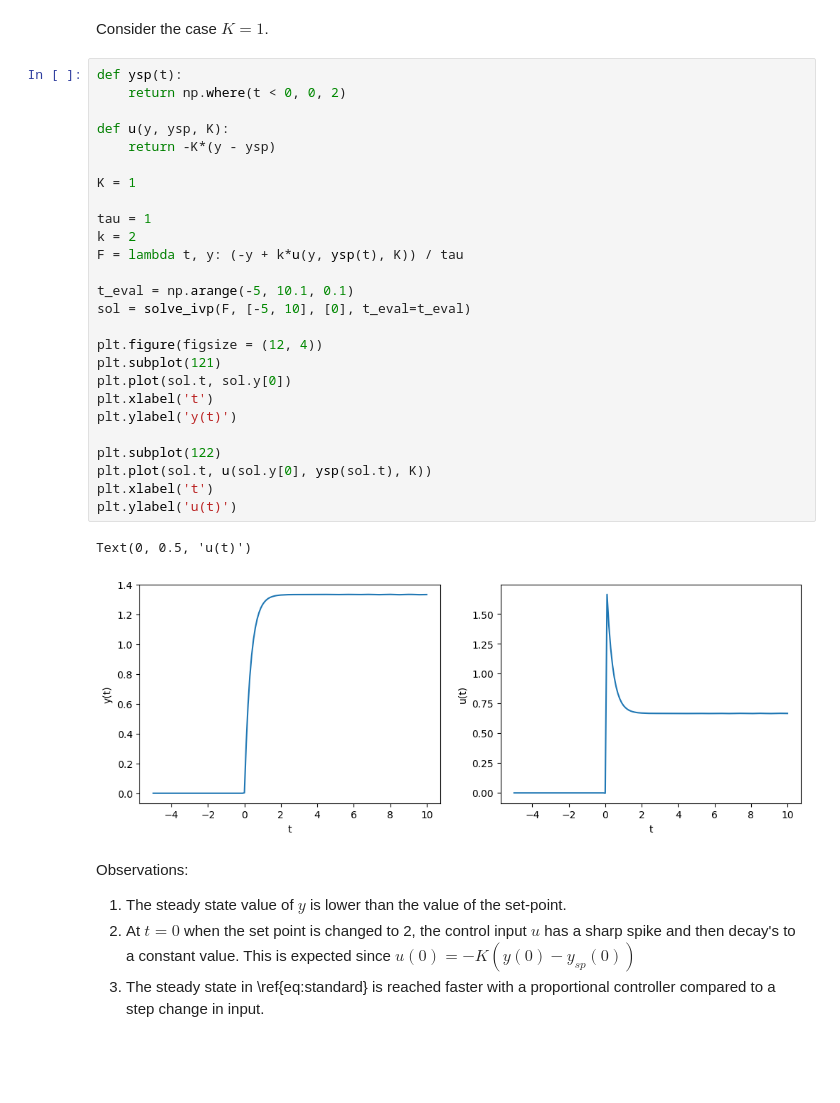
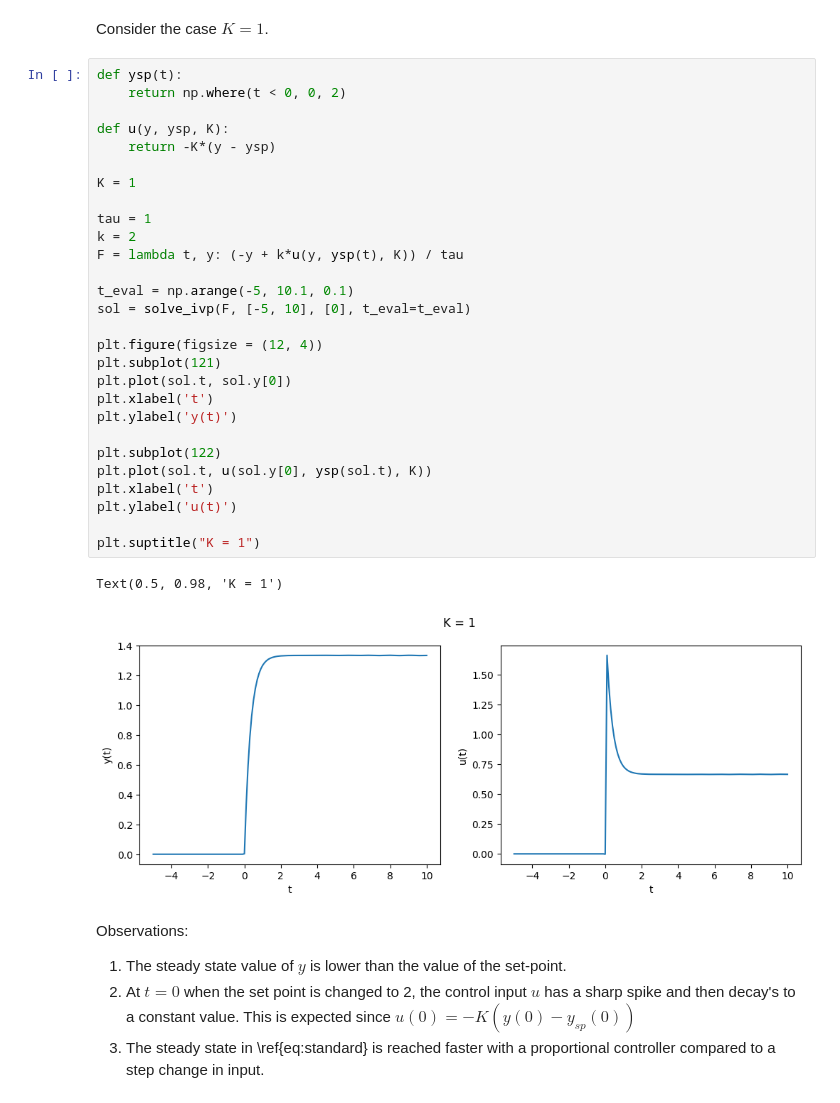
Before and after one commit to noronhaeyan/Control-Theory, a Jupyter notebook: Introduction/PID control 101.ipynb, the cells around one changed output. Drawn from its saved outputs; the diff is of its cells as text; blank space fills up the shorter version.

```diff
--- a/Introduction/PID control 101.ipynb
+++ b/Introduction/PID control 101.ipynb
@@ -361,32 +361,34 @@ Consider the case $K=1$.
 # %%
 def ysp(t):
     return np.where(t < 0, 0, 2)
 
 def u(y, ysp, K):
     return -K*(y - ysp)
 
 K = 1
 
 tau = 1
 k = 2
 F = lambda t, y: (-y + k*u(y, ysp(t), K)) / tau
 
 t_eval = np.arange(-5, 10.1, 0.1)
 sol = solve_ivp(F, [-5, 10], [0], t_eval=t_eval)
 
 plt.figure(figsize = (12, 4))
 plt.subplot(121)
 plt.plot(sol.t, sol.y[0])
 plt.xlabel('t')
 plt.ylabel('y(t)')
 
 plt.subplot(122)
 plt.plot(sol.t, u(sol.y[0], ysp(sol.t), K))
 plt.xlabel('t')
 plt.ylabel('u(t)')
+
+plt.suptitle("K = 1")
 # %% [output]
-Text(0, 0.5, 'u(t)')
+Text(0.5, 0.98, 'K = 1')
-[figure, old version]
+[figure, new version]
 # %% [markdown]
 Observations:
 
```
Also changed, not shown: parts of 29 cells of this notebook.
